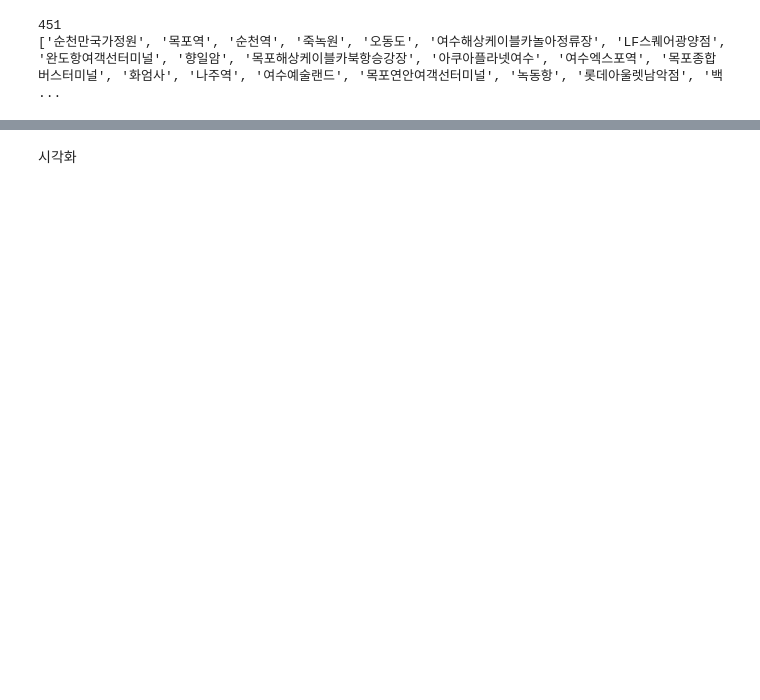
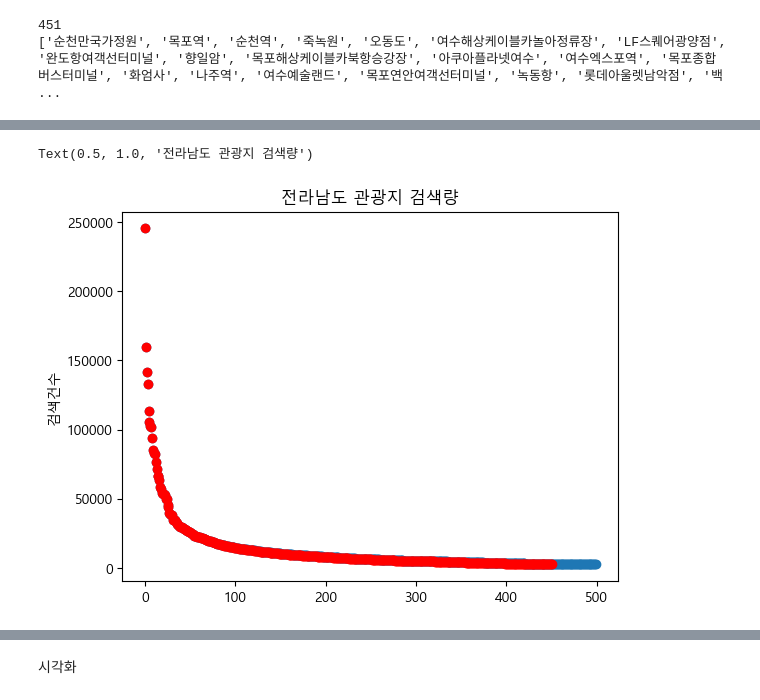
Before and after one commit to sheershay/ise-sr-project, a Jupyter notebook: clustering/clustering.ipynb, the cells around one changed output, grey strips where cells are left out. Saved outputs shown, nothing was run; the diff lists cells and outputs as text; code cells hidden in the pictures; blank space fills up the shorter version.

```diff
--- a/clustering/clustering.ipynb
+++ b/clustering/clustering.ipynb
@@ -135,15 +166,17 @@ memory usage: 27.5+ KB
 # %%
 count_num=0
 sites=[]
+rnum=[]
 
 for i in range(len(contents2)): #22'09~23'08
    for j in range(len(contents1)): #21'09~22'08
         if contents2['관광지명'][i]==contents1['관광지명'][j]:
             count_num+=1
             sites.append(contents2['관광지명'][i])
+            rnum.append(contents2['검색건수'][i])
 
 print(count_num) #451: 인기 관광지 500곳 중 451곳은 반복해서 수요가 많다.
-print(sites)
+print(sites) #사람들이 반복해서 찾는 곳
 # %% [output]
 451
 ['순천만국가정원', '목포역', '순천역', '죽녹원', '오동도', '여수해상케이블카놀아정류장', 'LF스퀘어광양점', '완도항여객선터미널', '향일암', '목포해상케이블카북항승강장', '아쿠아플라넷여수', '여수엑스포역', '목포종합버스터미널', '화엄사', '나주역', '여수예술랜드', '목포연안여객선터미널', '녹동항', '롯데아울렛남악점', '백 ...
@@ -153,0 +183,11 @@ print(sites)
+# %%
+x1=np.arange(len(contents2))
+plt.scatter(x1,contents2['검색건수'])
+x2=np.arange(len(rnum))
+plt.scatter(x2,rnum,c='r')
+
+plt.ylabel('검색건수')
+plt.title('전라남도 관광지 검색량')
+# %% [output]
+Text(0.5, 1.0, '전라남도 관광지 검색량')
+[figure, added]
```
Also changed, not shown: parts of 22 cells of this notebook, 2 other files.
